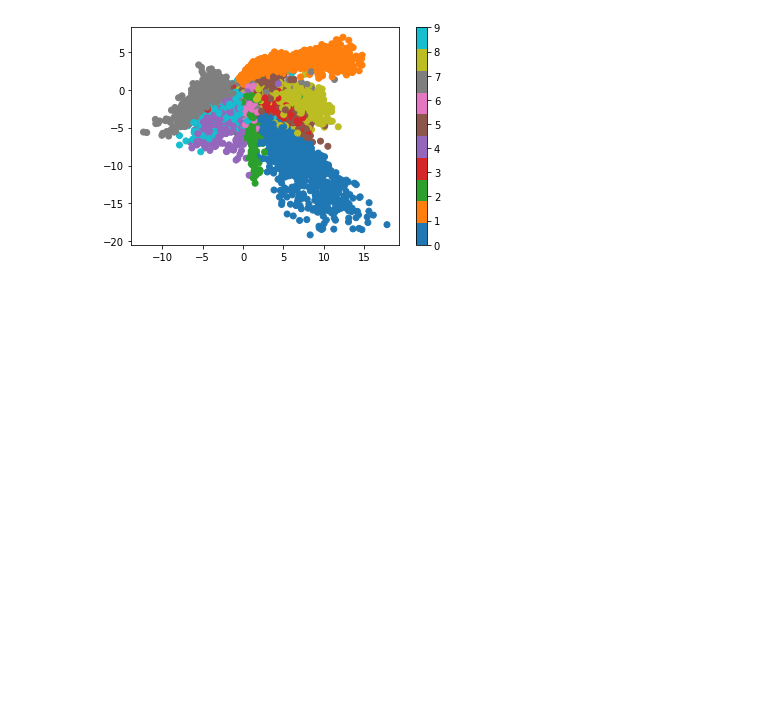
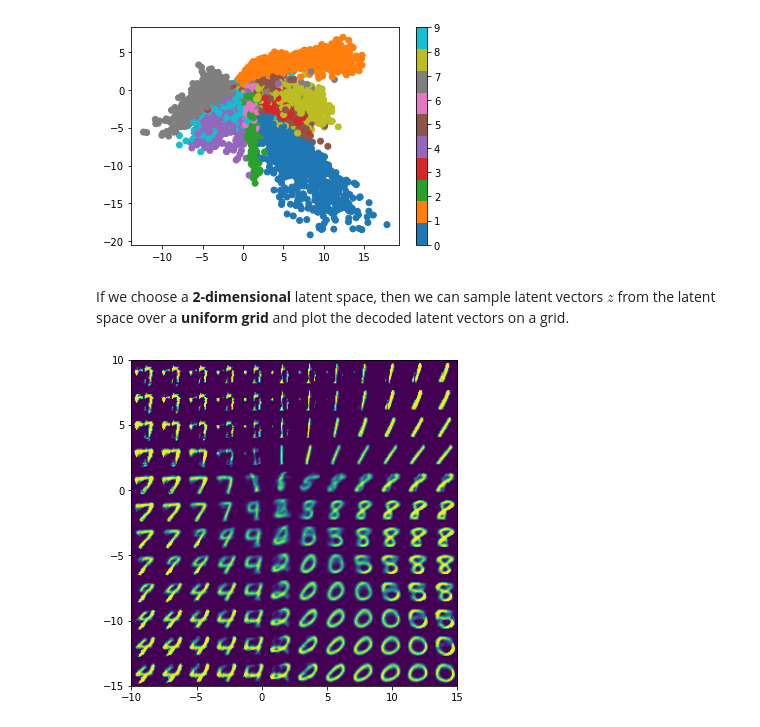
Before and after one commit to thomd/coursera-build-basic-generative-adversarial-networks, a Jupyter notebook: VAE.ipynb, the cells around one changed output. Saved outputs shown, nothing was run; the diff lists cells and outputs as text; code cells hidden in the pictures; blank space fills up the shorter version.

```diff
--- a/VAE.ipynb
+++ b/VAE.ipynb
@@ -161,3 +157,23 @@ for x, y in testloader:
 plt.colorbar();
 # %% [output]
 [figure]
+# %% [markdown]
+If we choose a **2-dimensional** latent space, then we can sample latent vectors $z$ from the latent space over a **uniform grid** and plot the decoded latent vectors on a grid.
+# %%
+r0 = (-10, 15)
+r1 = (-15, 10)
+n = 12
+w = 28
+img = np.zeros((n * w, n * w))
+
+for i, y in enumerate(np.linspace(*r1, n)):
+    for j, x in enumerate(np.linspace(*r0, n)):
+        z = torch.Tensor([[x, y]]).to(device)
+        x_hat = autoencoder.decoder(z)
+        x_hat = x_hat.reshape(28, 28).cpu().detach().numpy()
+        img[(n - 1 - i) * w:(n - 1 - i + 1) * w, j * w:(j + 1) * w] = x_hat
+
+plt.figure(figsize=(6, 6))
+plt.imshow(img, extent=[*r0, *r1]);
+# %% [output]
+[figure, added]
```
Also changed, not shown: parts of 1 cell of this notebook.
